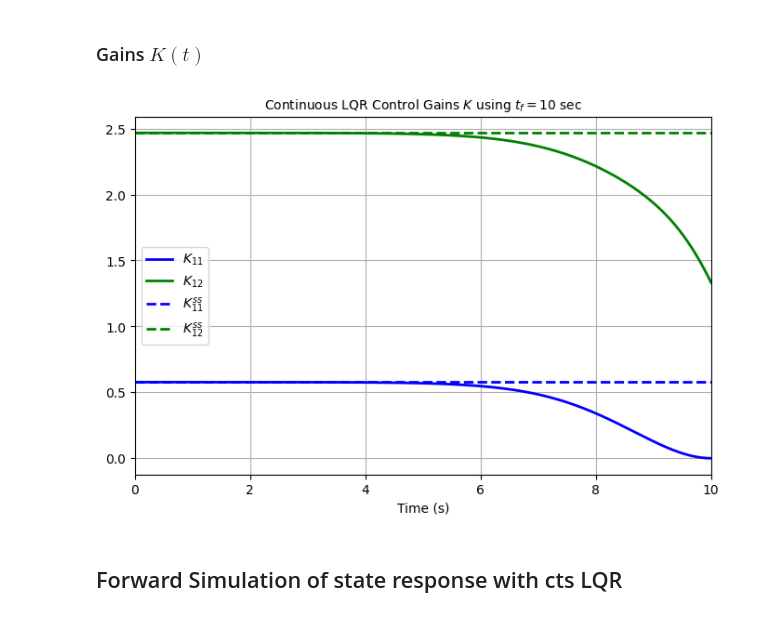
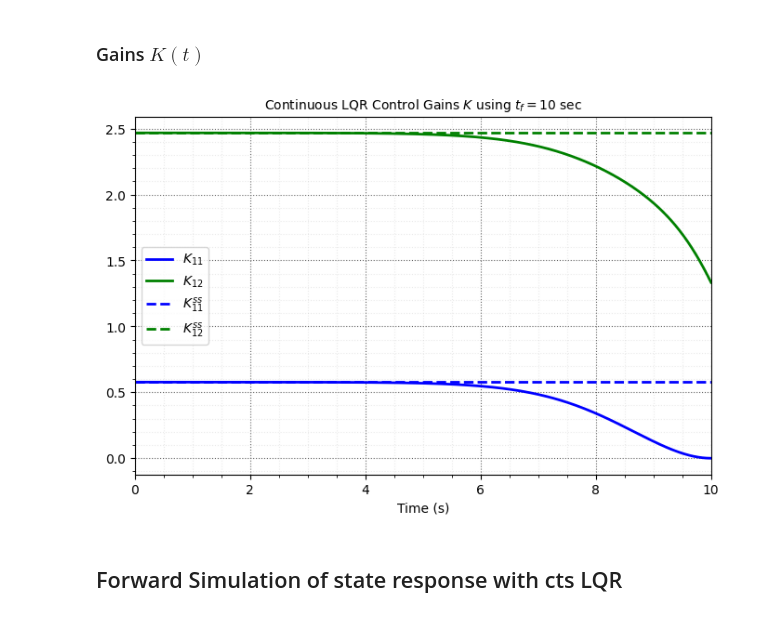
Before and after one commit to JonHowMIT/16_32_Software, a Jupyter notebook: L17_CLQR.ipynb, the cells around one changed output. Cells and saved outputs as stored; diff of their text form; code cells hidden in the pictures.

```diff
--- a/L17_CLQR.ipynb
+++ b/L17_CLQR.ipynb
@@ -107,18 +107,18 @@ Compare to Numerical Gain K
 # %%
 plt.figure(3,figsize=(8,5))
 plt.plot(t[0:],K[0,0,:], 'b', label=r'$K_{11}$')
 plt.plot(t[0:],K[0,1,:], 'g', label=r'$K_{12}$')
 plt.plot([0,Tf],[K_ss[0,0],K_ss[0,0]],'b--',label=r'$K^{ss}_{11}$')
 plt.plot([0,Tf],[K_ss[0,1],K_ss[0,1]],'g--',label=r'$K^{ss}_{12}$')
 plt.legend()
 plt.xlim([0,Tf])
 plt.title('Continuous LQR Control Gains $K$ using $t_f=$'+str(Tf)+' sec')
 plt.xlabel(r'Time (s)')
-plt.grid(True)
+nicegrid()
 plt.savefig("figs/CLQR_ex2_2.png")
 plt.show()
 # %% [output]
-[figure, old version]
+[figure, new version]
 # %% [markdown]
 ## Forward Simulation of state response with cts LQR
 # %%
```
Also changed, not shown: parts of 6 cells of this notebook, 1 other file.
